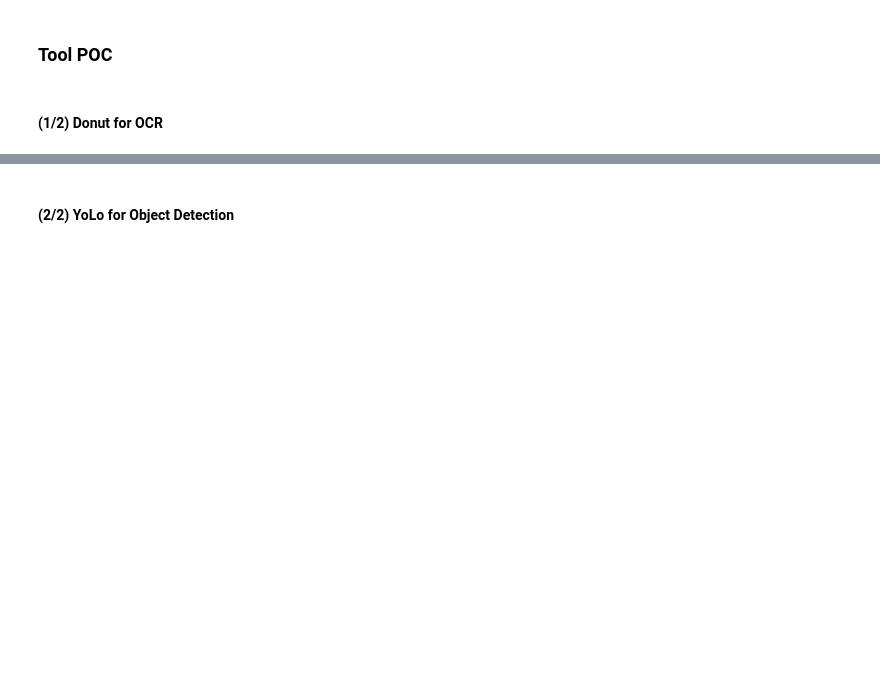
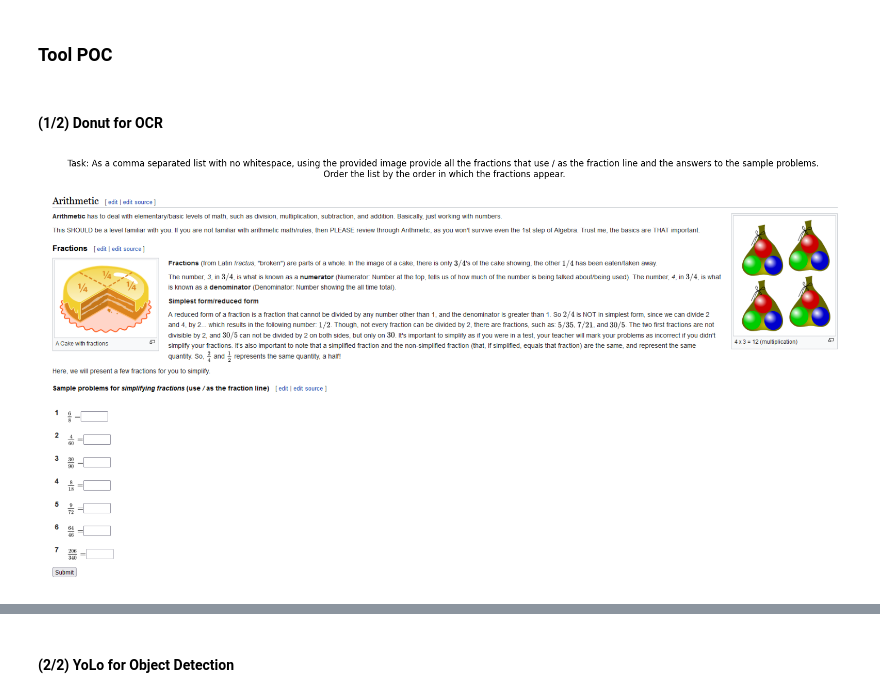
Before and after one commit to santiagoahl/chappi-bot, a Jupyter notebook: notebooks/tools_poc.ipynb, the cells around one changed output, grey strips where cells are left out. Cells and saved outputs as stored; diff of their text form; code cells hidden in the pictures; blank space fills up the shorter version.

```diff
--- a/notebooks/tools_poc.ipynb
+++ b/notebooks/tools_poc.ipynb
@@ -51,5 +66,5 @@ image_tasks_df
 # %%
-sample_img_task = image_tasks_df.iloc[0]
+sample_img_task = image_tasks_df.iloc[1]
 # %% [markdown]
 ### Tool POC
 # %% [markdown]
@@ -57,14 +72,17 @@ sample_img_task = image_tasks_df.iloc[0]
 # %%
 # Read Image
 import matplotlib.pyplot as plt
 from PIL import Image
 
 img_path = sample_img_task.file_path
 img = Image.open(img_path)
 task_description = sample_img_task.Question
 
+plt.figure(figsize=(20, 10))
 plt.title("Task: " + task_description.replace(".", ".\n"))
 plt.imshow(img)
 plt.axis("off")
 plt.show()
+# %% [output]
+[figure, added]
 # %%
```
Also changed, not shown: parts of 7 cells of this notebook, 4 other files.
